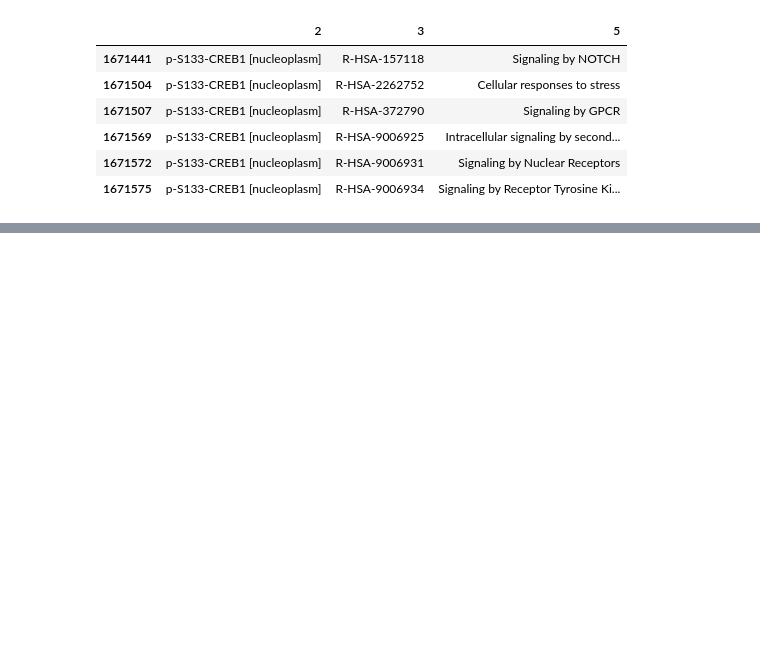
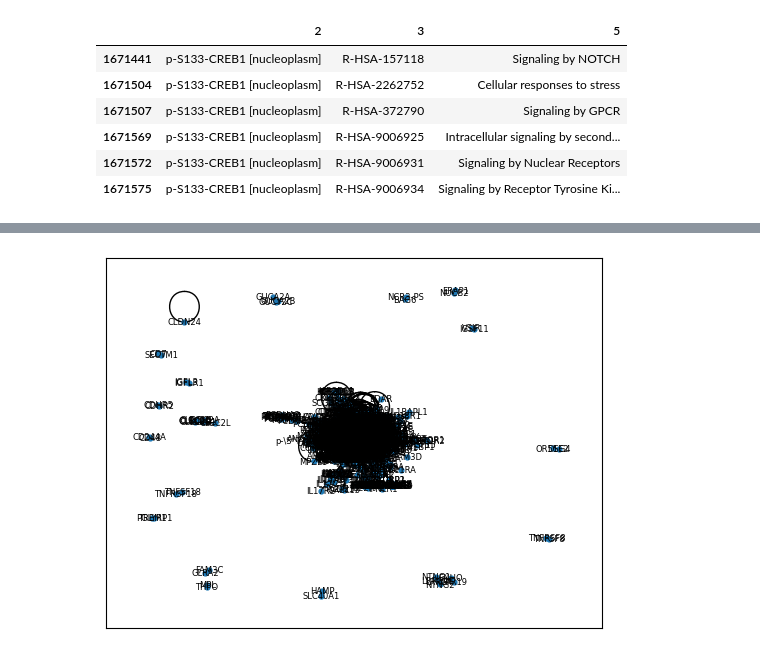
Before and after one commit to FerranC96/sKG4cellCommns, a Jupyter notebook: 1dKGlrp.ipynb, the cells around one changed output, grey strips where cells are left out. Cells and saved outputs as stored; diff of their text form; code cells hidden in the pictures; blank space fills up the shorter version.

Commit message:
New L->R->PTM graph design. KG done. Explore metadata and degree on KGE a WIP.

```diff
--- a/1dKGlrp.ipynb
+++ b/1dKGlrp.ipynb
@@ -448,0 +801,3 @@ dREACTpe.loc[dREACTpe[2].str.contains("RELA")]
+# %%
+dKGlrp = pd.read_csv(f"{data_dir}/dKGlrp.csv.tar.gz", header=None)
+dKGlrp
@@ -448,0 +820,7 @@ dREACTpe.loc[dREACTpe[2].str.contains("RELA")]
+# %%
+G = networkx.from_pandas_edgelist(
+    dKGlrp,
+    source=0,target=2,
+    edge_key=1,
+    create_using=networkx.MultiGraph())
+G
@@ -448,0 +862,4 @@ dREACTpe.loc[dREACTpe[2].str.contains("RELA")]
+# %%
+networkx.draw_networkx(G, node_size=12, font_size=6)
+# %% [output]
+[figure, added]
```
Also changed, not shown: parts of 72 cells of this notebook, 12 other files.
